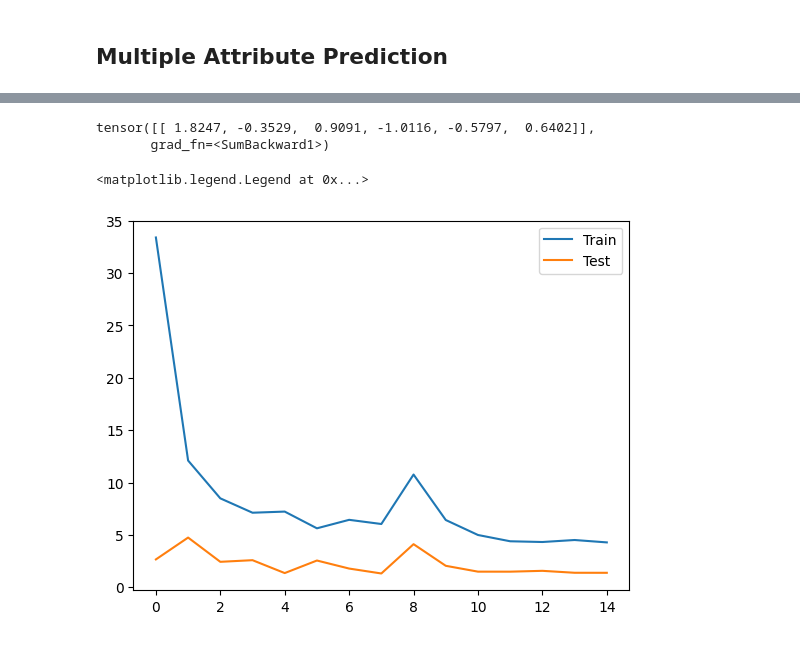
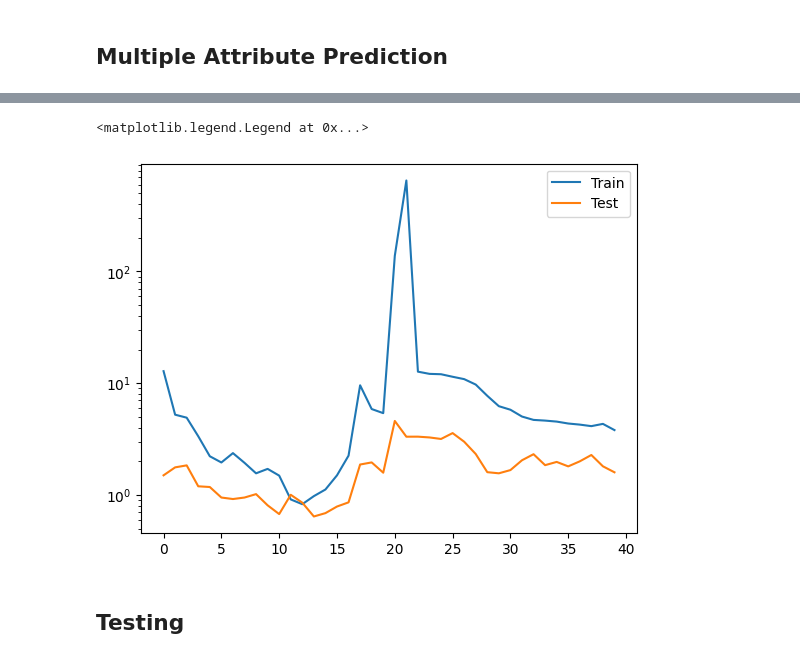
Before and after one commit to jago-h/ToM_coding, a Jupyter notebook: model_distilbert.ipynb, the cells around one changed output, grey strips where cells are left out. Drawn from its saved outputs; the diff is of its cells as text; code cells hidden in the pictures.

Commit message:
Clean up notebook + outputs

```diff
--- a/model_distilbert.ipynb
+++ b/model_distilbert.ipynb
@@ -93,5 +92,6 @@ fig, axs = plt.subplots(6,1)
 fig.tight_layout()
 for i, col in enumerate(list(df.columns)[1:]):
     axs[i].hist(df[col], bins = max(df[col]))
+    axs[i].set_xticks(range(max(df[col])))
     axs[i].set_title(col)
 # %% [output]
@@ -227,14 +231,0 @@ plotHist(df2, "Coffe without words")
-# %%
-# Combine dataframes
-trainData = pd.concat([df1, df2])
-trainData.reset_index(drop = True, inplace = True)
-
-# Single Attribute Prediction
-trainDataSingle = pd.DataFrame()
-trainDataSingle["text"] = trainData["Q1"]
-trainDataSingle["labels"] = trainData["aff_tar"]
-
-# Multiple Attribute Prediction
-trainDataMulti = pd.DataFrame()
-trainDataMulti["text"] = trainData["Q1"]
-trainDataMulti["labels"] = trainData.iloc[:,1:8].values.tolist()
@@ -408,6 +384,7 @@ class nn_multi(torch.nn.Module):
         self.l1 = DistilBertModel.from_pretrained("distilbert-base-uncased")
         self.pre_classifier = torch.nn.Linear(768, 768)
         self.dropout = torch.nn.Dropout(0.1)
+        self.hiddenFCN = torch.nn.Linear(768,768)
         self.scoreOut = torch.nn.Linear(768, 6)
 
     def forward(self, input_ids, attention_mask, token_type_ids):
@@ -415,6 +392,8 @@ class nn_multi(torch.nn.Module):
         hidden_state = output_1[0]
         pooler = hidden_state[:]
         pooler = self.pre_classifier(pooler)
+        pooler = torch.nn.Tanh()(pooler)
+        pooler = self.hiddenFCN(pooler)
         pooler = torch.nn.ReLU()(pooler)
         pooler = self.dropout(pooler)
         output = self.scoreOut(pooler)
@@ -444,7 +423,7 @@ nn_multi(
 # %%
 # Training loop
 # To do: send tensors to device
-EPOCHS = 15
+EPOCHS = 40
 trainLoss = []
 testLoss = []
 #roundVals = True
@@ -452,11 +431,11 @@ testLoss = []
 loss_fn = torch.nn.MSELoss() # Use MSE since we're doing regression
 optimizer = torch.optim.Adam(params = model_multi.parameters(), lr=1e-4)
 
-for i in range(EPOCHS):
+for i in tqdm(range(EPOCHS)):
     model_multi.train()
     runningLossTrain = []
     runningLossVal = []
-    for it, dataTrain in enumerate(tqdm(training_loader)):
+    for it, dataTrain in enumerate(training_loader):
         #print(data)
         ids = dataTrain['ids']
         mask = dataTrain['mask']
@@ -465,7 +444,6 @@ for i in range(EPOCHS):
 
         outputs = model_multi(ids, mask, token_type_ids)
         outputs = outputs.sum(dim=1)
-        #if roundVals == True: outputs = outputs.round()
         optimizer.zero_grad()
         loss = loss_fn(outputs, targets)
 
@@ -490,5 +468,6 @@ for i in range(EPOCHS):
     trainLoss.append(sum(runningLossTrain) / it)
     testLoss.append(sum(runningLossVal) / it)
 
-    print("Epoch", i, ":\tTrain loss:", round(trainLoss[-1], 5),
-          "\tEval loss:", round(testLoss[-1], 5))
+    if(i % 5 == 0):
+        print("Epoch", i, ":\tTrain loss:", round(trainLoss[-1], 5),
+              "\tEval loss:", round(testLoss[-1], 5))
@@ -539,13 +474,9 @@ Prediction: tensor([[0.8833, 1.6351, 0.0592, 0.2753, 0.3243, 0.2537]],
-# %%
-outputs.sum(dim = 1)
-# %% [output]
-tensor([[ 1.8247, -0.3529,  0.9091, -1.0116, -0.5797,  0.6402]],
-       grad_fn=<SumBackward1>)
 # %%
 names = ["Train", "Test"]
 plt.plot(trainLoss)
 plt.plot(testLoss)
+plt.yscale("log")
 plt.legend(names)
 # %% [output]
 <matplotlib.legend.Legend at 0x...>
-[figure, old version]
+[figure, new version]
@@ -551,0 +486,2 @@ plt.legend(names)
+# %% [markdown]
+## Testing
```
Also changed, not shown: parts of 18 cells of this notebook, 2 other files.
